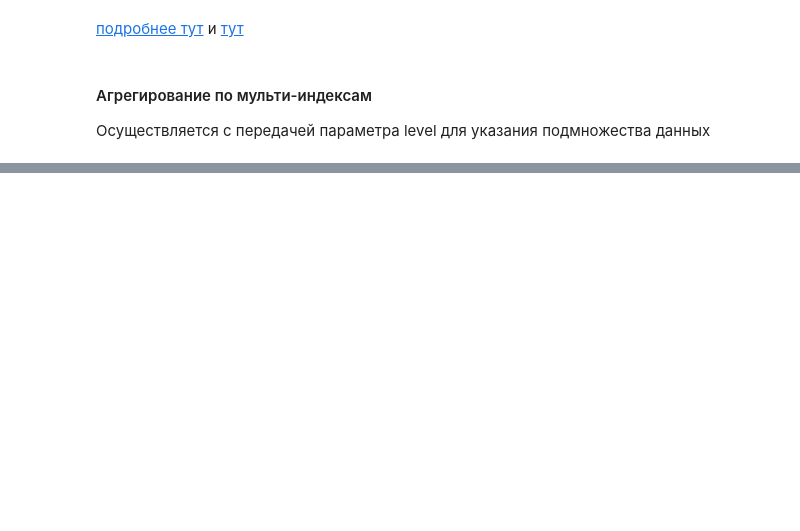
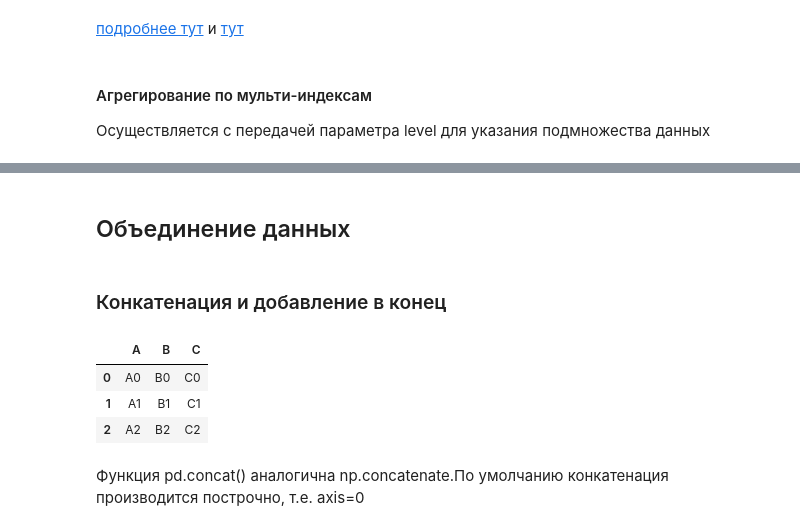
Before and after one commit to KonstantinKlepikov/all-python-ml-learning, a Jupyter notebook: pandas-learning.ipynb, the cells around one changed output, grey strips where cells are left out. Cells and saved outputs as stored; diff of their text form; code cells hidden in the pictures; blank space fills up the shorter version.

```diff
--- a/pandas-learning.ipynb
+++ b/pandas-learning.ipynb
@@ -1440,0 +1441,4 @@ data_mean.mean(axis=1, level='two')
+# %% [markdown]
+## Объединение данных
+# %% [markdown]
+### Конкатенация и добавление в конец
@@ -1440,0 +1449,9 @@ data_mean.mean(axis=1, level='two')
+# %%
+make_df('ABC', range(3))
+# %% [output]
+|  | A | B | C |
+| 0 | A0 | B0 | C0 |
+| 1 | A1 | B1 | C1 |
+| 2 | A2 | B2 | C2 |
+# %% [markdown]
+Функция pd.concat() аналогична np.сoncatenate.По умолчанию конкатенация производится построчно, т.е. axis=0
```
Also changed, not shown: parts of 31 cells of this notebook.
